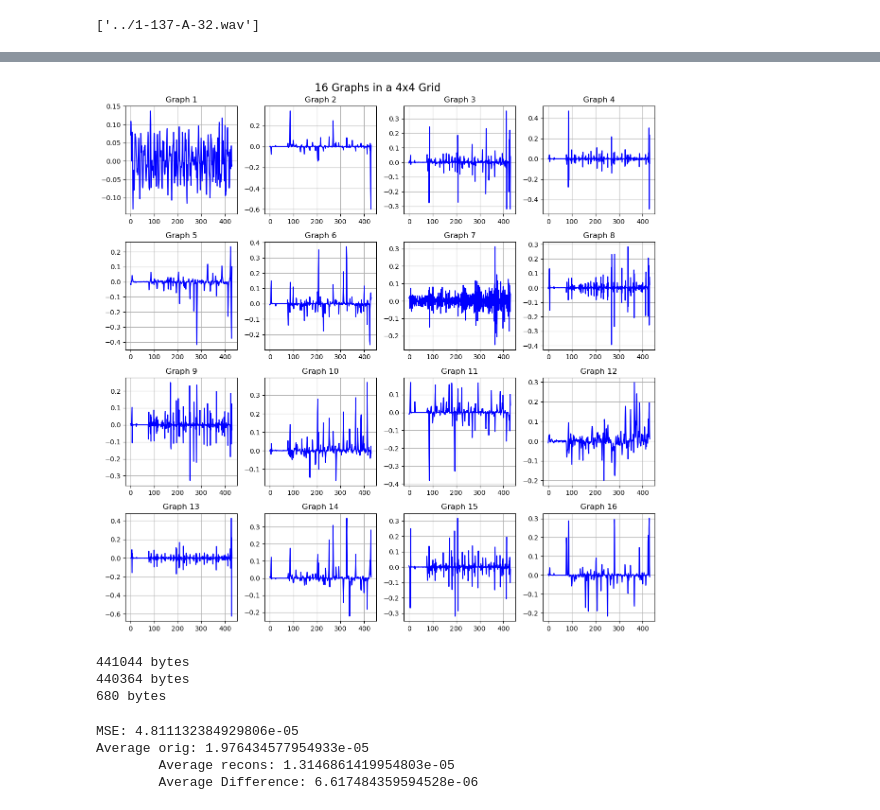
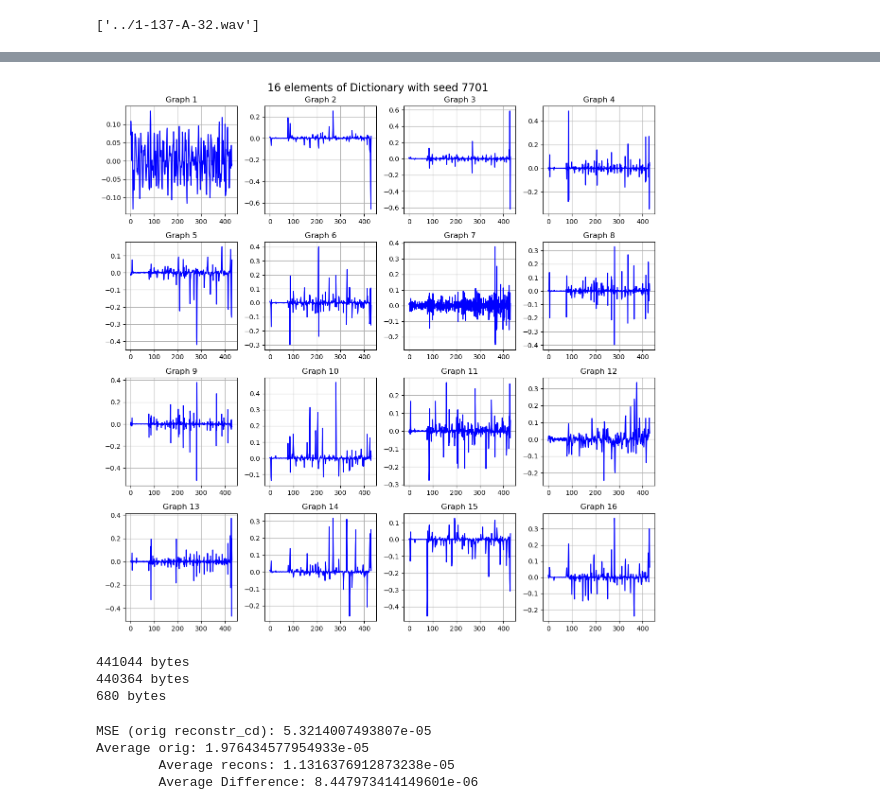
Before and after one commit to Marte77/explainable-statistical-learning, a Jupyter notebook: project1/lasso_martinho/codigoquedeu.ipynb, the cells around one changed output, grey strips where cells are left out. Cells and saved outputs as stored; diff of their text form; code cells hidden in the pictures.

```diff
--- a/project1/lasso_martinho/codigoquedeu.ipynb
+++ b/project1/lasso_martinho/codigoquedeu.ipynb
@@ -61,9 +63,10 @@ import matplotlib.pyplot as plt
 
 alpha = 0.1
 transform_alpha = alpha
-dictionary = DictionaryLearning(n_components=100, random_state=7701, alpha=alpha, fit_algorithm="lars", transform_algorithm="lasso_lars", transform_alpha=transform_alpha)
-dictionary.fit(np.real(audios[0]))
+# lars_lasso
+#dictionary = DictionaryLearning(n_components=100, random_state=seed, alpha=alpha, fit_algorithm="lars", transform_algorithm="lasso_lars", transform_alpha=transform_alpha)
+# lars_lasso#dictionary.fit(np.real(audios[0]))
 
-dictionary_cd = DictionaryLearning(n_components=100, random_state=7701, alpha=alpha, fit_algorithm="cd", transform_algorithm="lasso_cd", transform_alpha=transform_alpha)
+dictionary_cd = DictionaryLearning(n_components=50, random_state=seed, alpha=alpha, fit_algorithm="cd", transform_algorithm="lasso_cd", transform_alpha=transform_alpha)
 dictionary_cd.fit(np.real(audios[0]))
 # %% [output]
@@ -119,24 +134,20 @@ plt.show()
 # %%
 #plt.plot(dictionary.components_[1], "-", color="blue", label="component", lw=2)
 
 fig, axes = plt.subplots(4, 4, figsize=(12, 12))  # 4 rows, 4 columns
-fig.suptitle('16 Graphs in a 4x4 Grid', fontsize=16)  # Main title
+fig.suptitle('16 elements of Dictionary with seed {}'.format(seed), fontsize=16)  # Main title
 
-# Generate some data
-x = np.linspace(0, 10, 100)
-
-# Loop through each subplot and plot a graph
 for i in range(4):
     for j in range(4):
         # Create a unique function for each subplot
-        axes[i, j].plot(dictionary.components_[i*4+j], color='blue')  # Plot the graph
+        axes[i, j].plot(dictionary_cd.components_[i*4+j], color='blue')  # Plot the graph
         axes[i, j].set_title(f'Graph {i*4 + j + 1}')  # Set subplot title
         axes[i, j].grid(True)  # Add grid
 
 # Adjust layout to prevent overlap
 plt.tight_layout()
 plt.show()
 # %% [output]
-[figure, old version]
+[figure, new version]
 # %%
 import soundfile as sf
@@ -152,13 +162,13 @@ print("{} bytes".format(os.path.getsize(file_name)-os.path.getsize('um/reconstru
 # %%
 from sklearn.metrics import mean_squared_error
 
-print("MSE: {}".format(mean_squared_error(orig, reconstructed_audio)))
-print("Average orig: {} \n\tAverage recons: {} \n\tAverage Difference: {}".format(np.average(orig), np.average(reconstructed_audio),(np.average(orig) - np.average(reconstructed_audio))))
+print("MSE (orig reconstr_cd): {}".format(mean_squared_error(orig, reconstructed_audio_cd)))
+print("Average orig: {} \n\tAverage recons: {} \n\tAverage Difference: {}".format(np.average(orig), np.average(reconstructed_audio_cd), np.average(orig-reconstructed_audio_cd)))
 # %% [output]
-MSE: 4.811132384929806e-05
+MSE (orig reconstr_cd): 5.3214007493807e-05
 Average orig: 1.976434577954933e-05
-        Average recons: 1.3146861419954803e-05
-        Average Difference: 6.617484359594528e-06
+        Average recons: 1.1316376912873238e-05
+        Average Difference: 8.447973414149601e-06
 # %%
 #a,sr = librosa.load("um/5-209698-A-38.wav")
 
```
Also changed, not shown: parts of 7 cells of this notebook, 1 other file.
